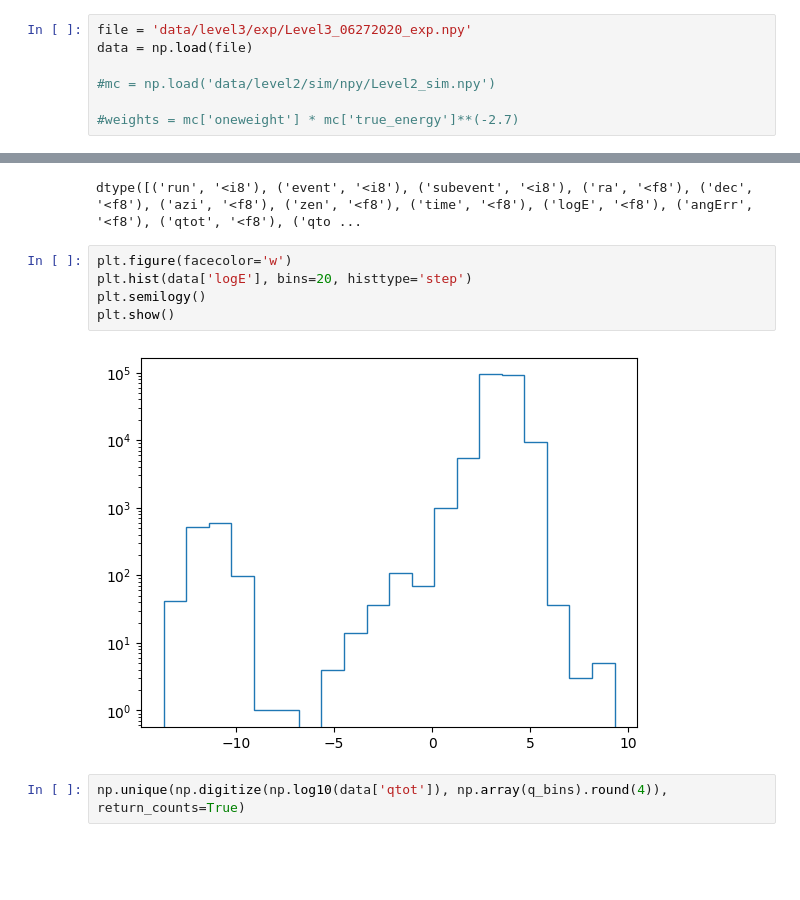
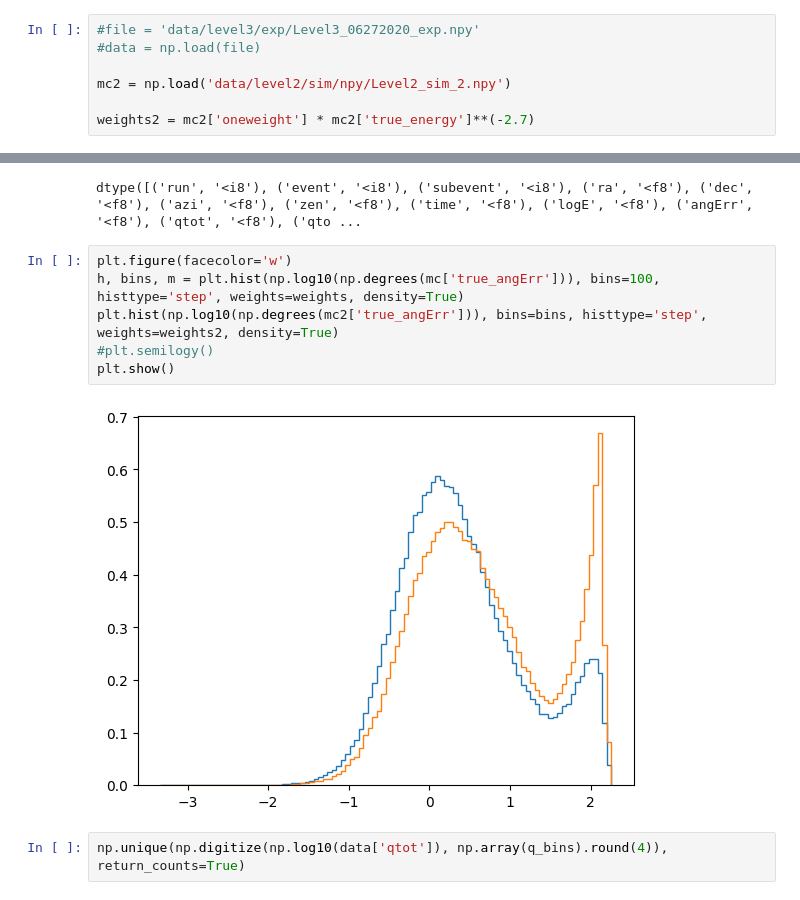
Before and after one commit to MACampana/BinnedTracks, a Jupyter notebook: NEW_BinnedAnalysis.ipynb, the cells around one changed output, grey strips where cells are left out. Saved outputs shown, nothing was run; the diff lists cells and outputs as text; blank space fills up the shorter version.

```diff
--- a/NEW_BinnedAnalysis.ipynb
+++ b/NEW_BinnedAnalysis.ipynb
@@ -1380,10 +1437,10 @@ DATA INSPECTION
 # %%
-file = 'data/level3/exp/Level3_06272020_exp.npy'
-data = np.load(file)
+#file = 'data/level3/exp/Level3_06272020_exp.npy'
+#data = np.load(file)
 
-#mc = np.load('data/level2/sim/npy/Level2_sim.npy')
+mc2 = np.load('data/level2/sim/npy/Level2_sim_2.npy')
 
-#weights = mc['oneweight'] * mc['true_energy']**(-2.7)
+weights2 = mc2['oneweight'] * mc2['true_energy']**(-2.7)
 # %%
 def weighted_quantile(data, weights, quantile):
     ix = np.argsort(data)
@@ -1425,11 +1482,12 @@ data.dtype
 dtype([('run', '<i8'), ('event', '<i8'), ('subevent', '<i8'), ('ra', '<f8'), ('dec', '<f8'), ('azi', '<f8'), ('zen', '<f8'), ('time', '<f8'), ('logE', '<f8'), ('angErr', '<f8'), ('qtot', '<f8'), ('qto ...
 # %%
 plt.figure(facecolor='w')
-plt.hist(data['logE'], bins=20, histtype='step')
-plt.semilogy()
+h, bins, m = plt.hist(np.log10(np.degrees(mc['true_angErr'])), bins=100, histtype='step', weights=weights, density=True)
+plt.hist(np.log10(np.degrees(mc2['true_angErr'])), bins=bins, histtype='step', weights=weights2, density=True)
+#plt.semilogy()
 plt.show()
 # %% [output]
-[figure, old version]
+[figure, new version]
 # %%
 np.unique(np.digitize(np.log10(data['qtot']), np.array(q_bins).round(4)), return_counts=True)
 # %% [output]
```
Also changed, not shown: parts of 23 cells of this notebook, 1 other file.
